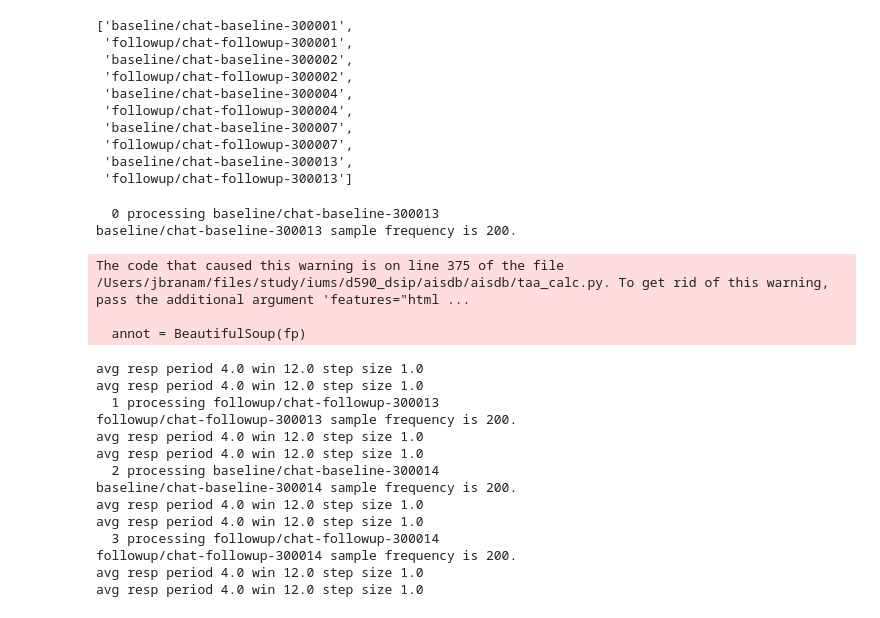
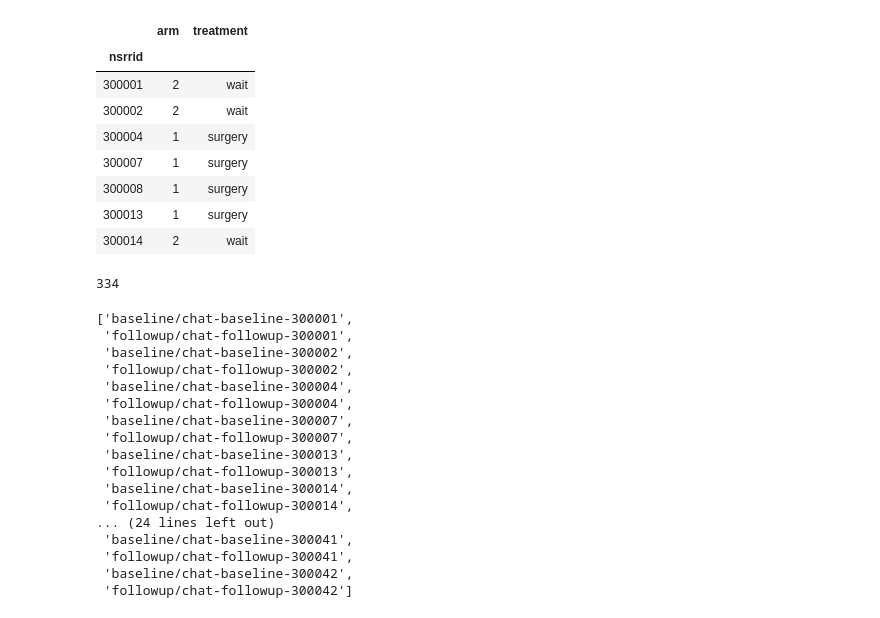
Before and after one commit to jonathanbranam/aisdb, a Jupyter notebook: ProcessFiles.ipynb, the cells around one changed output. Drawn from its saved outputs; the diff is of its cells as text; code cells hidden in the pictures.

```diff
--- a/ProcessFiles.ipynb
+++ b/ProcessFiles.ipynb
@@ -45,10 +45,25 @@ followup_path = Path("./local-data/chat/polysomnography/edfs/followup/")
 baseline_path = Path("./local-data/chat/polysomnography/edfs/baseline/")
 # %%
 poly_raw_data = pd.read_csv('local-data/chat/files/datasets/chat-baseline-dataset-0.10.0.csv',
+                            usecols=['nsrrid', 'arm'],
                         header=0)
 poly_data = poly_raw_data[['nsrrid', 'arm']].dropna()
 poly_data['arm'] = poly_data['arm'].astype(np.int)
 poly_data['treatment'] = np.where(poly_data['arm'] == 1, 'surgery', 'wait')
+# %%
+poly_data['nsrrid'] = poly_data['nsrrid'].astype(str)
+poly_data = poly_data.set_index('nsrrid')
+poly_data.head(7)
+# %% [output]
+|  | arm | treatment |
+| nsrrid |  |  |
+| 300001 | 2 | wait |
+| 300002 | 2 | wait |
+| 300004 | 1 | surgery |
+| 300007 | 1 | surgery |
+| 300008 | 1 | surgery |
+| 300013 | 1 | surgery |
+| 300014 | 2 | wait |
 # %%
 import re
 edf_id_re = re.compile(r'chat-(baseline|followup)-(\d+)\.edf')
@@ -68,8 +83,12 @@ for followup_edf_file in sorted(followup_path.glob("*.edf")):
         edf_id_files.append((edf_id, followup_edf_file, baseline_edf_fname))
     else:
         print("not in baseline")
+# %%
+len(edf_filenames)
+# %% [output]
+334
 # %%
-edf_filenames[:10]
+edf_filenames[:40]
 # %% [output]
 ['baseline/chat-baseline-300001',
  'followup/chat-followup-300001',
@@ -80,26 +99,11 @@ edf_filenames[:10]
  'baseline/chat-baseline-300007',
  'followup/chat-followup-300007',
  'baseline/chat-baseline-300013',
- 'followup/chat-followup-300013']
+ 'followup/chat-followup-300013',
+ 'baseline/chat-baseline-300014',
+ 'followup/chat-followup-300014',
+... (24 lines left out)
+ 'baseline/chat-baseline-300041',
+ 'followup/chat-followup-300041',
+ 'baseline/chat-baseline-300042',
+ 'followup/chat-followup-300042']
-# %%
-res_df_8_12 = read_files(edf_filenames[8:12])
-# %% [output]
-  0 processing baseline/chat-baseline-300013
-baseline/chat-baseline-300013 sample frequency is 200.
-The code that caused this warning is on line 375 of the file /Users/jbranam/files/study/iums/d590_dsip/aisdb/aisdb/taa_calc.py. To get rid of this warning, pass the additional argument 'features="html ...
-
-  annot = BeautifulSoup(fp)
-avg resp period 4.0 win 12.0 step size 1.0
-avg resp period 4.0 win 12.0 step size 1.0
-  1 processing followup/chat-followup-300013
-followup/chat-followup-300013 sample frequency is 200.
-avg resp period 4.0 win 12.0 step size 1.0
-avg resp period 4.0 win 12.0 step size 1.0
-  2 processing baseline/chat-baseline-300014
-baseline/chat-baseline-300014 sample frequency is 200.
-avg resp period 4.0 win 12.0 step size 1.0
-avg resp period 4.0 win 12.0 step size 1.0
-  3 processing followup/chat-followup-300014
-followup/chat-followup-300014 sample frequency is 200.
-avg resp period 4.0 win 12.0 step size 1.0
-avg resp period 4.0 win 12.0 step size 1.0
```
Also changed, not shown: parts of 14 cells of this notebook, 19 other files.
